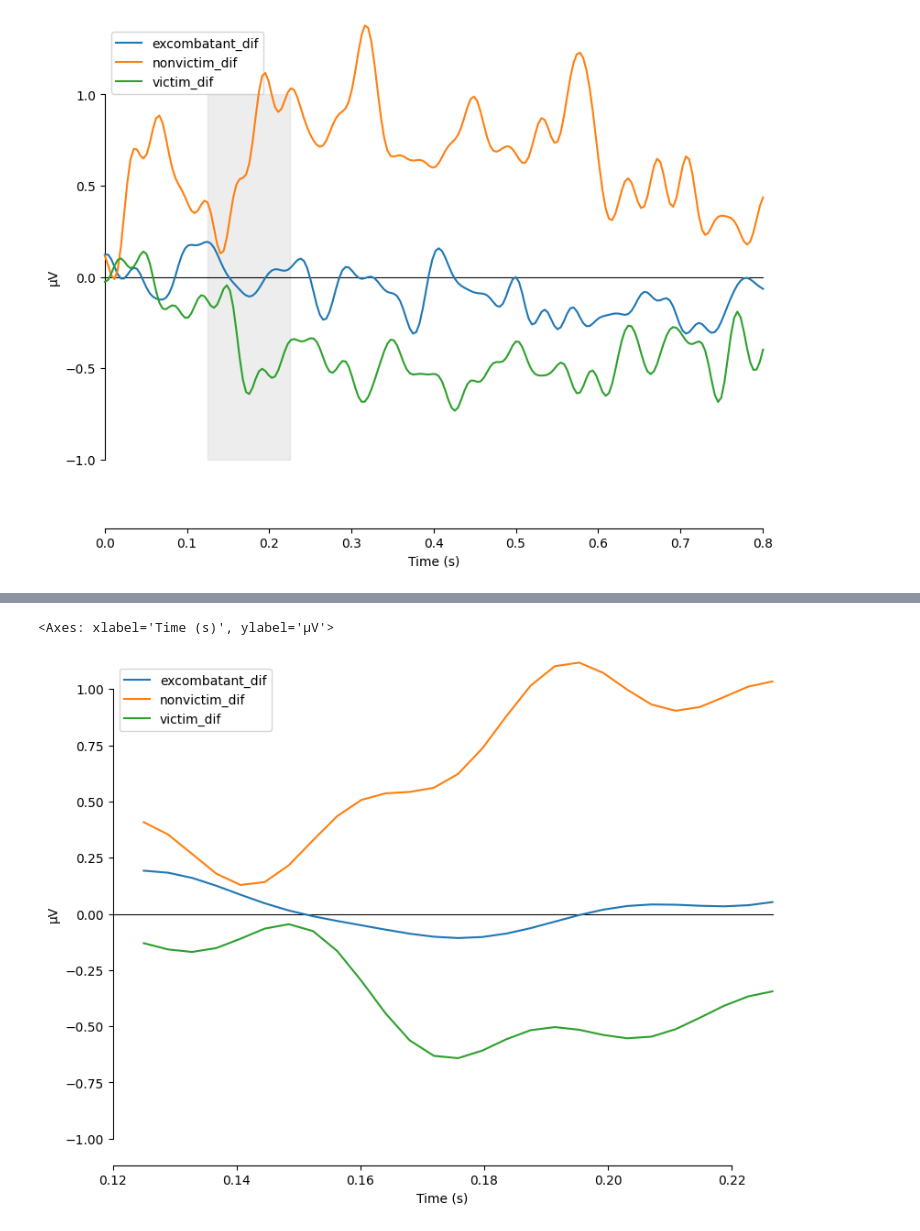
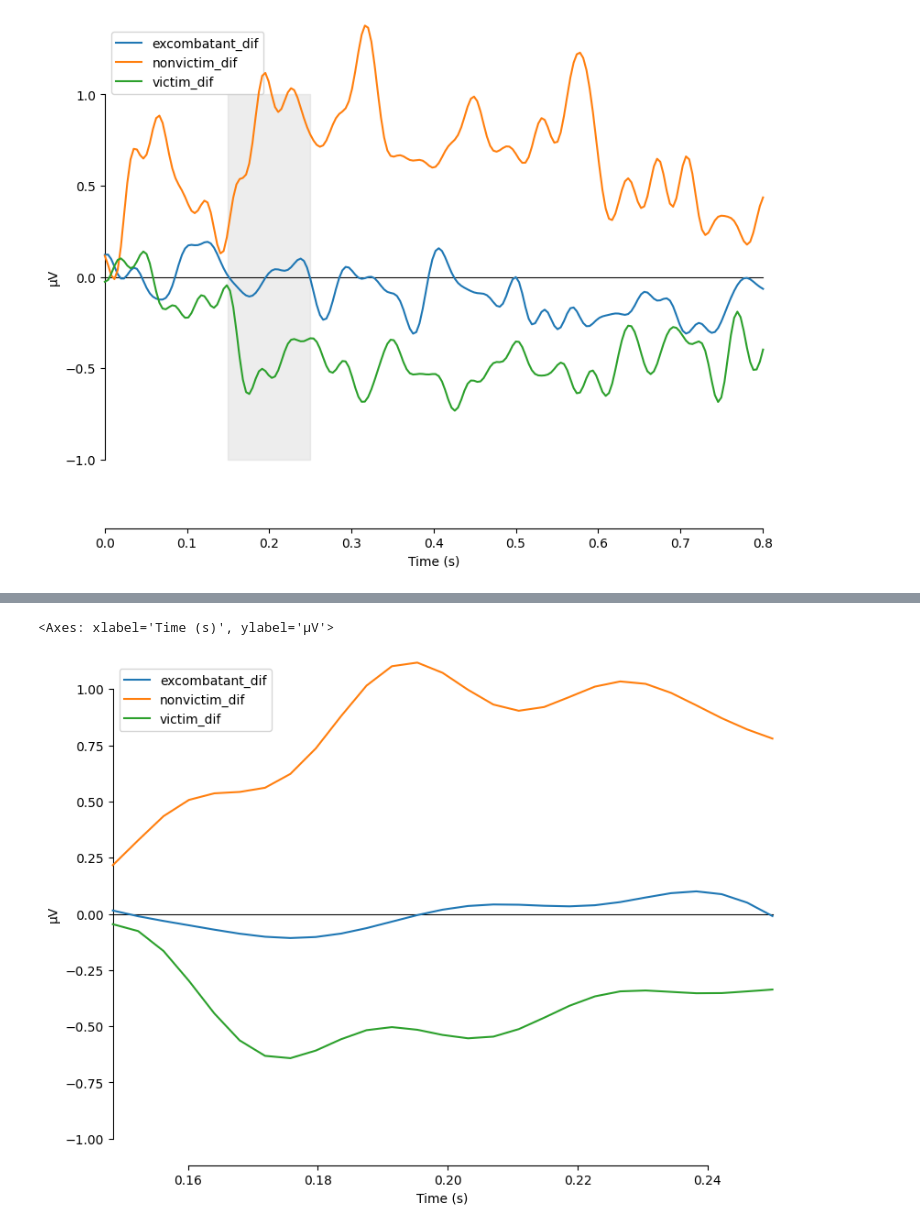
Before and after one commit to jhquiza/iat-eeg, a Jupyter notebook: erp/medidas-erp.ipynb, the cells around one changed output, grey strips where cells are left out. Cells and saved outputs as stored; diff of their text form; code cells hidden in the pictures.

```diff
--- a/erp/medidas-erp.ipynb
+++ b/erp/medidas-erp.ipynb
@@ -7,6 +7,11 @@ import matplotlib.pyplot as plt
 import mne
 import pandas as pd
 from sklearn.preprocessing import KBinsDiscretizer
+# %%
+tmin = 0.15
+tmax = 0.25
+duration = tmax - tmin
+channels = ['FCZ', 'CZ', 'FZ']
 # %% [markdown]
 ## Carga de datos de sujetos y de procesamiento de los EEG
 # %%
@@ -238,19 +243,19 @@ def ROI_evoked(evocado, canales):
     return ROI_evocado
 
 # Función que entrega diccionarios de erp de ROIs por tipo de ensayo
-def rois(canales, df_sujetos, evocados_co, evocados_in, tmin=0.0, tmax=2.):
+def rois(canales, df_sujetos, evocados_co, evocados_in, t_min=.0, t_max=.8):
     ROI_co = {}
     ROI_in = {}
     ROI_dif = {}
 
     for sujeto in df_sujetos.index:
         ROI_co[sujeto] = ROI_evoked(evocados_co[sujeto],canales).crop(
-            tmin=tmin,
-            tmax=tmax
+            tmin=t_min,
+            tmax=t_max
             )
         ROI_in[sujeto] = ROI_evoked(evocados_in[sujeto],canales).crop(
-            tmin=tmin,
-            tmax=tmax
+            tmin=t_min,
+            tmax=t_max
             )
         data_dif = ROI_co[sujeto].data - ROI_in[sujeto].data
         ROI_dif[sujeto] = mne.EvokedArray(
@@ -262,12 +267,10 @@ def rois(canales, df_sujetos, evocados_co, evocados_in, tmin=0.0, tmax=2.):
     return ROI_co, ROI_in, ROI_dif
 # %%
 ROI_co, ROI_in, ROI_dif = rois(
-    canales=['CZ','FCZ','FZ'],
+    canales=channels,
     df_sujetos=preserved,
     evocados_co=evocados_co,
     evocados_in=evocados_in,
-    tmin=0.0,
-    tmax=0.8
     )
 # %% [output]
 Applying baseline correction (mode: mean)
@@ -469,10 +472,10 @@ figura_factor_roi(
 
 def figura_factor_roi_ventana(
     dict_grupos,
+    t_init,
+    duration,
     conditions=['co','in'],
     ci=False,
-    t_init=.125,
-    duration=.1,
     ):
 
     erps = {}
@@ -506,11 +520,11 @@ def figura_factor_roi_ventana(
 # %%
 figura_factor_roi_ventana(
     dict_grupos,
     conditions=['dif'],
     ci=False,
-    t_init=.125,
-    duration=.1,
+    t_init=tmin,
+    duration=duration,
     )
 # %% [output]
 <Axes: xlabel='Time (s)', ylabel='µV'>
-[figure, old version]
+[figure, new version]
```
Also changed, not shown: parts of 8 cells of this notebook, 1 other file.
